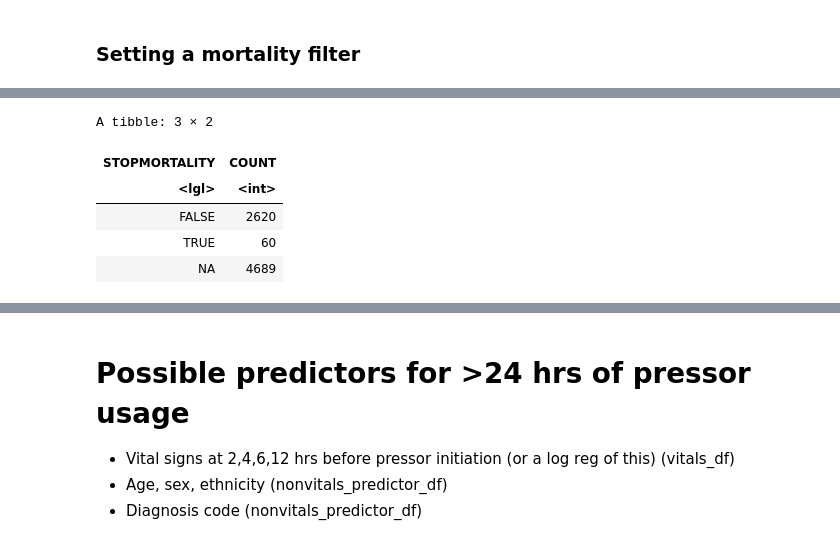
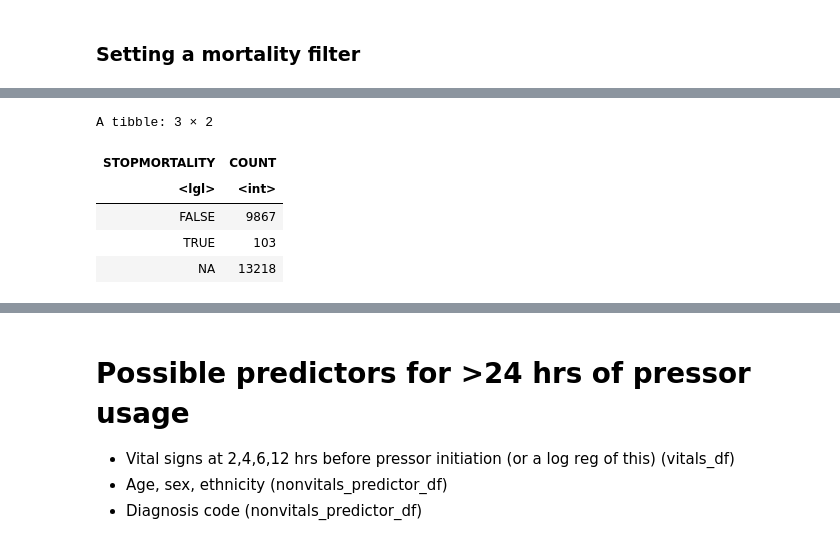
Before and after one commit to ruoyijiang/general, a Jupyter notebook: projects/haimovich_pressors/R_Pressor_Outcomes.ipynb, the cells around one changed output, grey strips where cells are left out. Cells and saved outputs as stored; diff of their text form; code cells hidden in the pictures.

```diff
--- a/projects/haimovich_pressors/R_Pressor_Outcomes.ipynb
+++ b/projects/haimovich_pressors/R_Pressor_Outcomes.ipynb
@@ -301,3 +272,8 @@ A data.frame: 1 × 23
+# %%
+nonvitals_predictor_df <- icustays_df %>%
+    select(hadm_id, icustay_id, first_careunit, last_careunit) %>%
+    left_join(admissions_df, by = 'hadm_id') %>%
+    mutate(deathtime = fastPOSIXct(deathtime), admittime = fastPOSIXct(admittime))
 # %%
 # just some cool info about what each service covers
 nonvitals_predictor_df %>%
@@ -351,16 +373,17 @@ A data.frame: 20 × 5
 # %%
+### if I do ignore these unusual cases
 input_df %>%
+    ungroup() %>%
     left_join(nonvitals_predictor_df, by = "icustay_id") %>%
-    select(endtime, icuendtime, deathtime, icustay_id) %>%
-    mutate(deathtime = fastPOSIXct(deathtime)) %>%
-    mutate(STOPMORTALITY = difftime(endtime, deathtime, units = "mins")) %>%
-    mutate(STOPMORTALITY = STOPMORTALITY  < 10 & STOPMORTALITY > 0) %>%
+    group_by(icustay_id, continuous_course) %>%
+    mutate(STOPMORTALITY = difftime(deathtime, max(endtime), units = "mins")) %>%
+    mutate(STOPMORTALITY = STOPMORTALITY > 0 &  STOPMORTALITY < 5) %>%
     group_by(STOPMORTALITY) %>%
-    summarize(COUNT = length(unique(icustay_id)))
+    summarize(COUNT = n())
 # %% [output]
 A tibble: 3 × 2
 | STOPMORTALITY | COUNT |
 | <lgl> | <int> |
-| FALSE | 2620 |
-| TRUE | 60 |
-| NA | 4689 |
+| FALSE | 9867 |
+| TRUE | 103 |
+| NA | 13218 |
```
Also changed, not shown: parts of 14 cells of this notebook.
